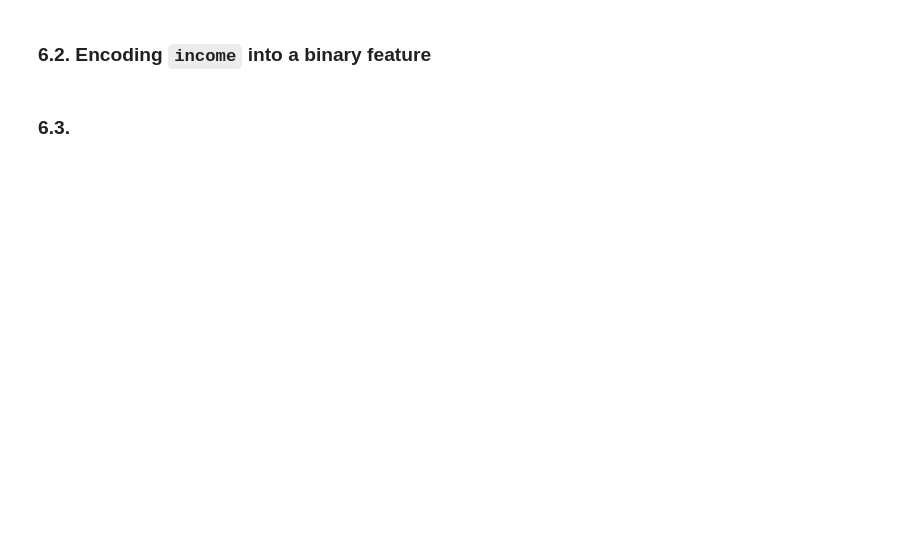
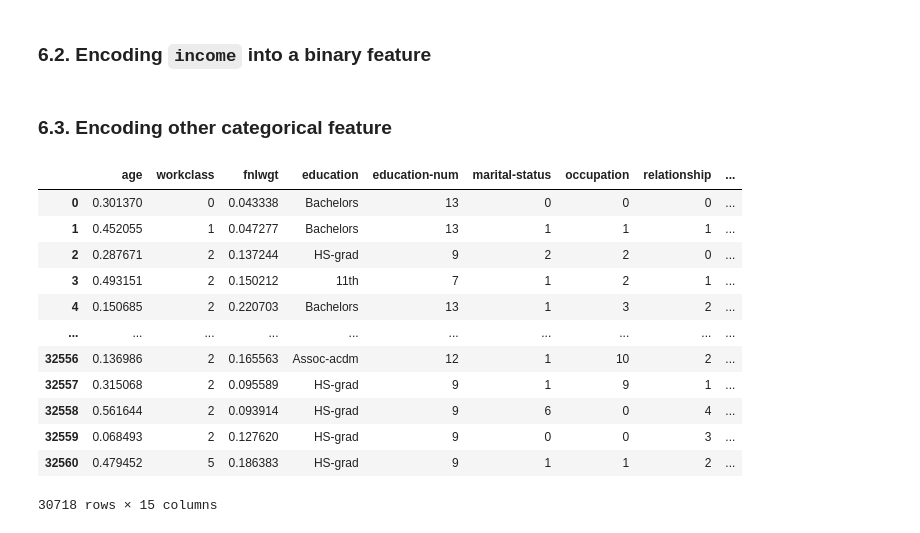
Before and after one commit to shubham0204/PICT_Coursework, a Jupyter notebook: assignment_01/main.ipynb, the cells around one changed output. Drawn from its saved outputs; the diff is of its cells as text; code cells hidden in the pictures; blank space fills up the shorter version.

```diff
--- a/assignment_01/main.ipynb
+++ b/assignment_01/main.ipynb
@@ -158,10 +222,12 @@ min_max_normalize( "hours-per-peek" )
 # %%
-ds.loc[ ds.gender == "Male" , "gender" ] = 0
-ds.loc[ ds.gender == "Male" , "gender" ] = 1
+ds.loc[ ds.sex == "Male" , "sex" ] = '0'
+ds.loc[ ds.sex == "Female" , "sex" ] = '1'
+ds.sex = pd.to_numeric( ds.sex )
 # %% [markdown]
 ### 6.2. Encoding `income` into a binary feature
 # %%
-ds.loc[ ds.income == ">50K" , "income" ] = 0
-ds.loc[ ds.income == "<=50K" , "income" ] = 1
+ds.loc[ ds.income == ">50K" , "income" ] = '0'
+ds.loc[ ds.income == "<=50K" , "income" ] = '1'
+ds.income = pd.to_numeric( ds.income )
 # %% [markdown]
-### 6.3.
+### 6.3. Encoding other categorical feature
@@ -167,0 +249,16 @@ ds.loc[ ds.income == "<=50K" , "income" ] = 1
+# %%
+ds
+# %% [output]
+|  | age | workclass | fnlwgt | education | education-num | marital-status | occupation | relationship | ... |
+| 0 | 0.301370 | 0 | 0.043338 | Bachelors | 13 | 0 | 0 | 0 | ... |
+| 1 | 0.452055 | 1 | 0.047277 | Bachelors | 13 | 1 | 1 | 1 | ... |
+| 2 | 0.287671 | 2 | 0.137244 | HS-grad | 9 | 2 | 2 | 0 | ... |
+| 3 | 0.493151 | 2 | 0.150212 | 11th | 7 | 1 | 2 | 1 | ... |
+| 4 | 0.150685 | 2 | 0.220703 | Bachelors | 13 | 1 | 3 | 2 | ... |
+| ... | ... | ... | ... | ... | ... | ... | ... | ... | ... |
+| 32556 | 0.136986 | 2 | 0.165563 | Assoc-acdm | 12 | 1 | 10 | 2 | ... |
+| 32557 | 0.315068 | 2 | 0.095589 | HS-grad | 9 | 1 | 9 | 1 | ... |
+| 32558 | 0.561644 | 2 | 0.093914 | HS-grad | 9 | 6 | 0 | 4 | ... |
+| 32559 | 0.068493 | 2 | 0.127620 | HS-grad | 9 | 0 | 0 | 3 | ... |
+| 32560 | 0.479452 | 5 | 0.186383 | HS-grad | 9 | 1 | 1 | 2 | ... |
+30718 rows × 15 columns
```
Also changed, not shown: parts of 9 cells of this notebook.
